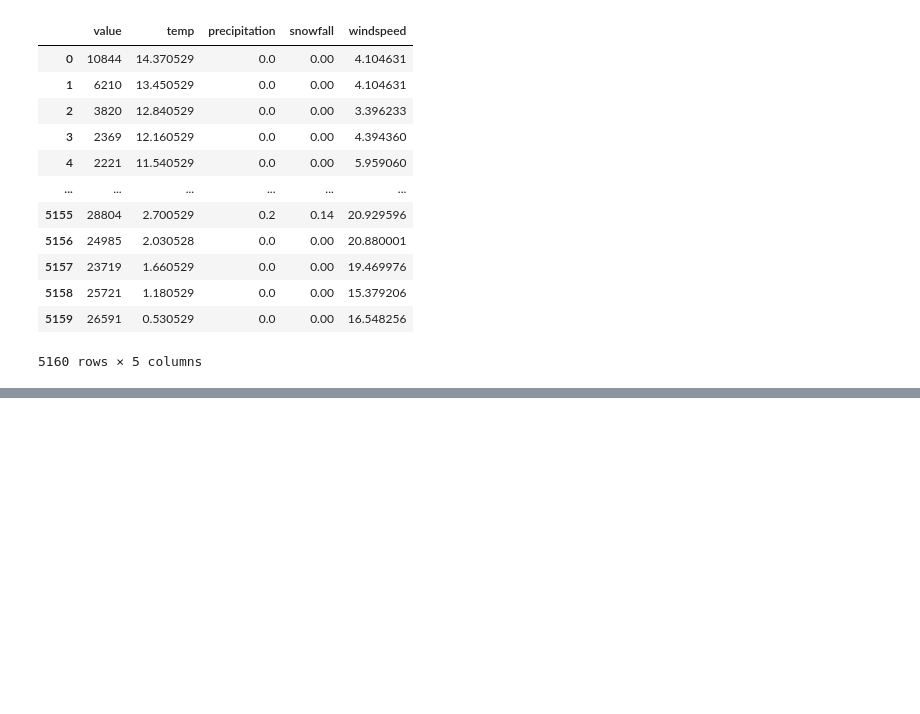
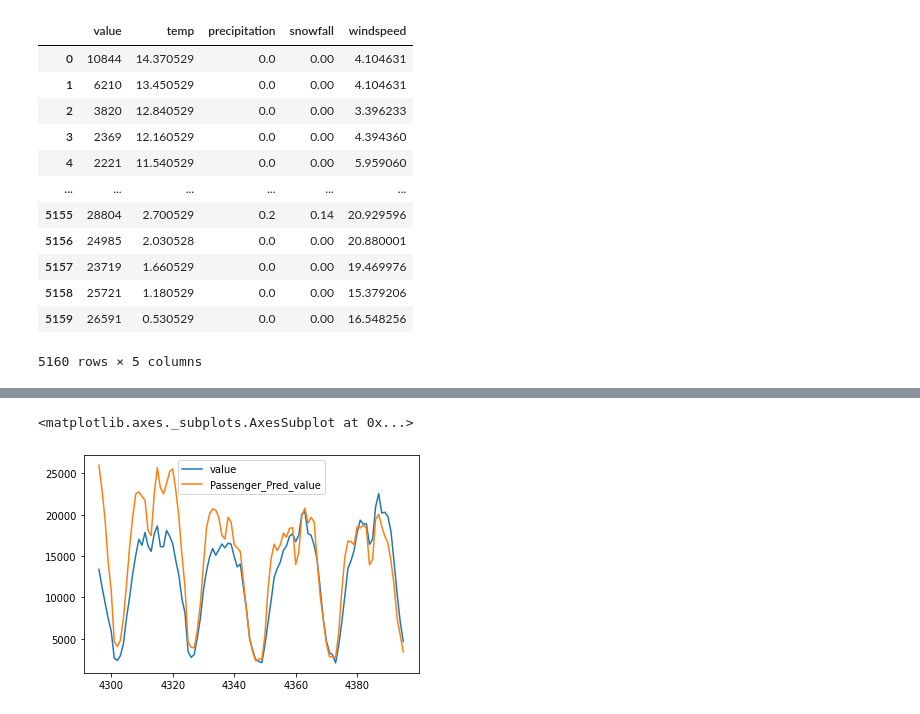
Before and after one commit to PyungkangHong094/Timseries, a Jupyter notebook: ARIMA.ipynb, the cells around one changed output, grey strips where cells are left out. Drawn from its saved outputs; the diff is of its cells as text; code cells hidden in the pictures; blank space fills up the shorter version.

```diff
--- a/ARIMA.ipynb
+++ b/ARIMA.ipynb
@@ -453,0 +267,9 @@ def mean_absolute_percentage_error(y_true, y_pred):
+# %%
+y_pred = model.predict(xr_test) #x_arr #예측을 하는곳에 우선 트레이닝 해야하는 값이다 # x_arr
+print(x_arr.shape)
+# print(y_pred.shape)
+# pred.shape
+
+y_pred_test = model.predict(xr_test) #x_arr #예측을 하는곳에 우선 트레이닝 해야하는 값이다
+# print(x_arr.shape), print(y_pred.shape)
+y_pred_test.shape
@@ -453,0 +305,3 @@ def mean_absolute_percentage_error(y_true, y_pred):
+# %%
+rev_data=scaler.inverse_transform(xr_test)
+rev_data.shape ## should be 864..blah..
@@ -453,0 +310,2 @@ def mean_absolute_percentage_error(y_true, y_pred):
+# %%
+df_final = data_input[y_pred_test.shape[0]*-1:]
@@ -453,0 +334,2 @@ def mean_absolute_percentage_error(y_true, y_pred):
+# %%
+df_final['Passenger_Pred_value'] = rev_data[:,0]
@@ -453,0 +357,5 @@ def mean_absolute_percentage_error(y_true, y_pred):
+# %%
+df_final[['value','Passenger_Pred_value']][:100].plot()
+# %% [output]
+<matplotlib.axes._subplots.AxesSubplot at 0x...>
+[figure, added]
```
Also changed, not shown: parts of 107 cells of this notebook, 3 other files.
